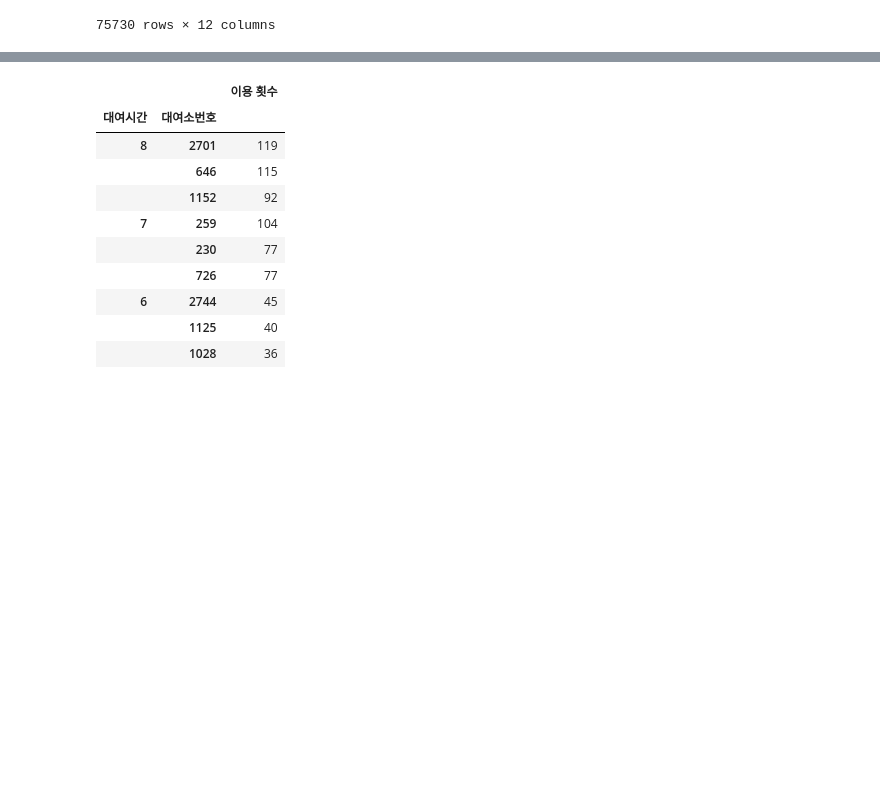
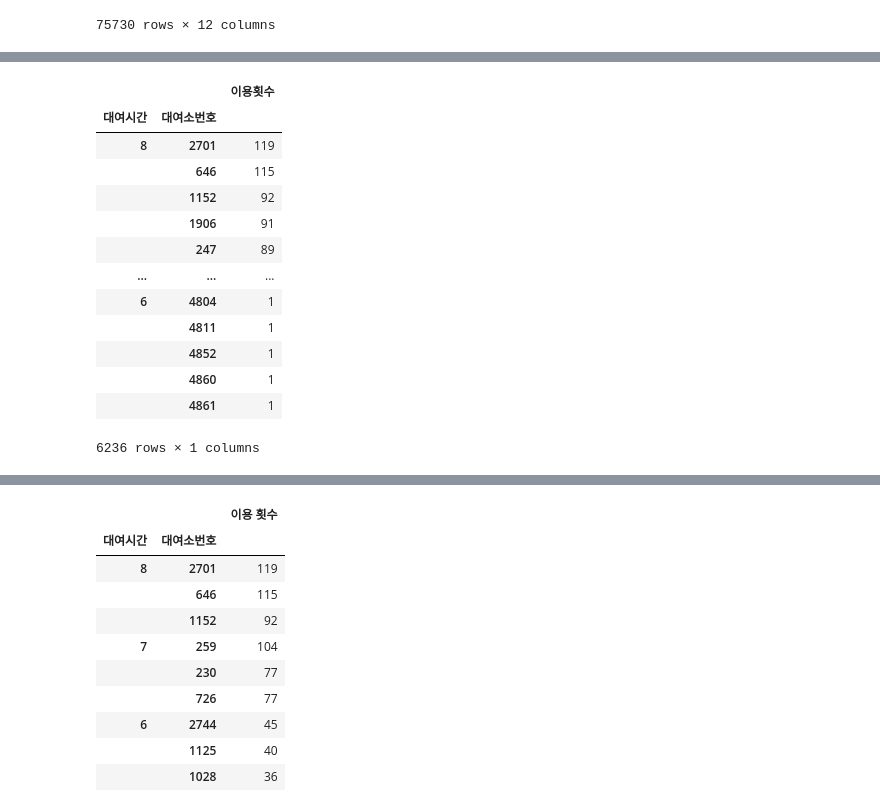
Before and after one commit to heeeeeho/-_-_-, a Jupyter notebook: 빅분기_서울시_따릉이_이용정보_데이터.ipynb, the cells around one changed output, grey strips where cells are left out. Cells and saved outputs as stored; diff of their text form; code cells hidden in the pictures; blank space fills up the shorter version.

```diff
--- a/빅분기_서울시_따릉이_이용정보_데이터.ipynb
+++ b/빅분기_서울시_따릉이_이용정보_데이터.ipynb
@@ -383,0 +380,18 @@ c1.groupby(['대여시간','대여소번호']).count().sort_values('이용건수
+# %%
+c3 = c2.sort_values(['대여시간','이용횟수'], ascending=False)
+c3
+# %% [output]
+|  |  | 이용횟수 |
+| 대여시간 | 대여소번호 |  |
+| 8 | 2701 | 119 |
+|  | 646 | 115 |
+|  | 1152 | 92 |
+|  | 1906 | 91 |
+|  | 247 | 89 |
+| ... | ... | ... |
+| 6 | 4804 | 1 |
+|  | 4811 | 1 |
+|  | 4852 | 1 |
+|  | 4860 | 1 |
+|  | 4861 | 1 |
+6236 rows × 1 columns
```
Also changed, not shown: parts of 9 cells of this notebook.
